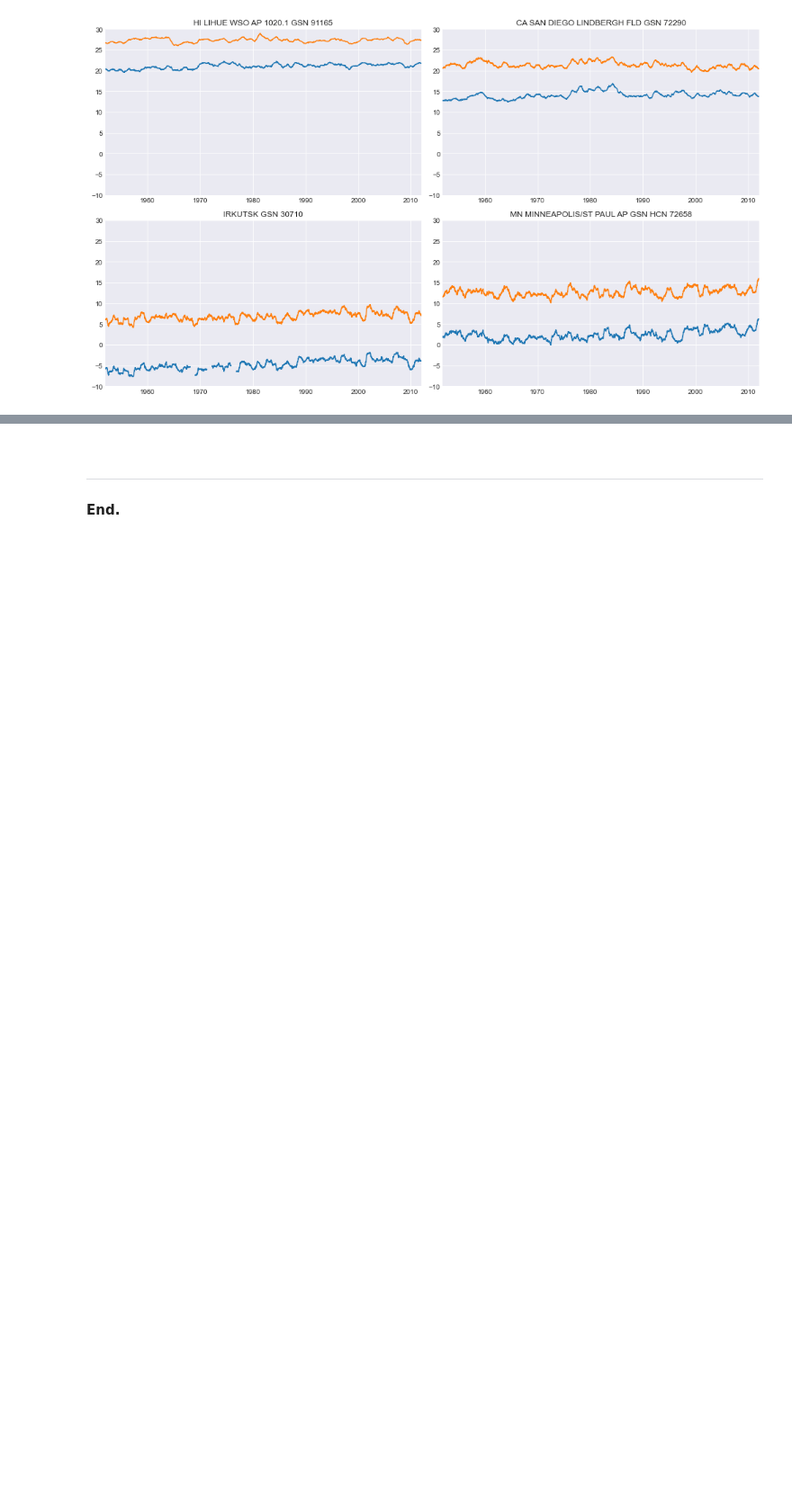
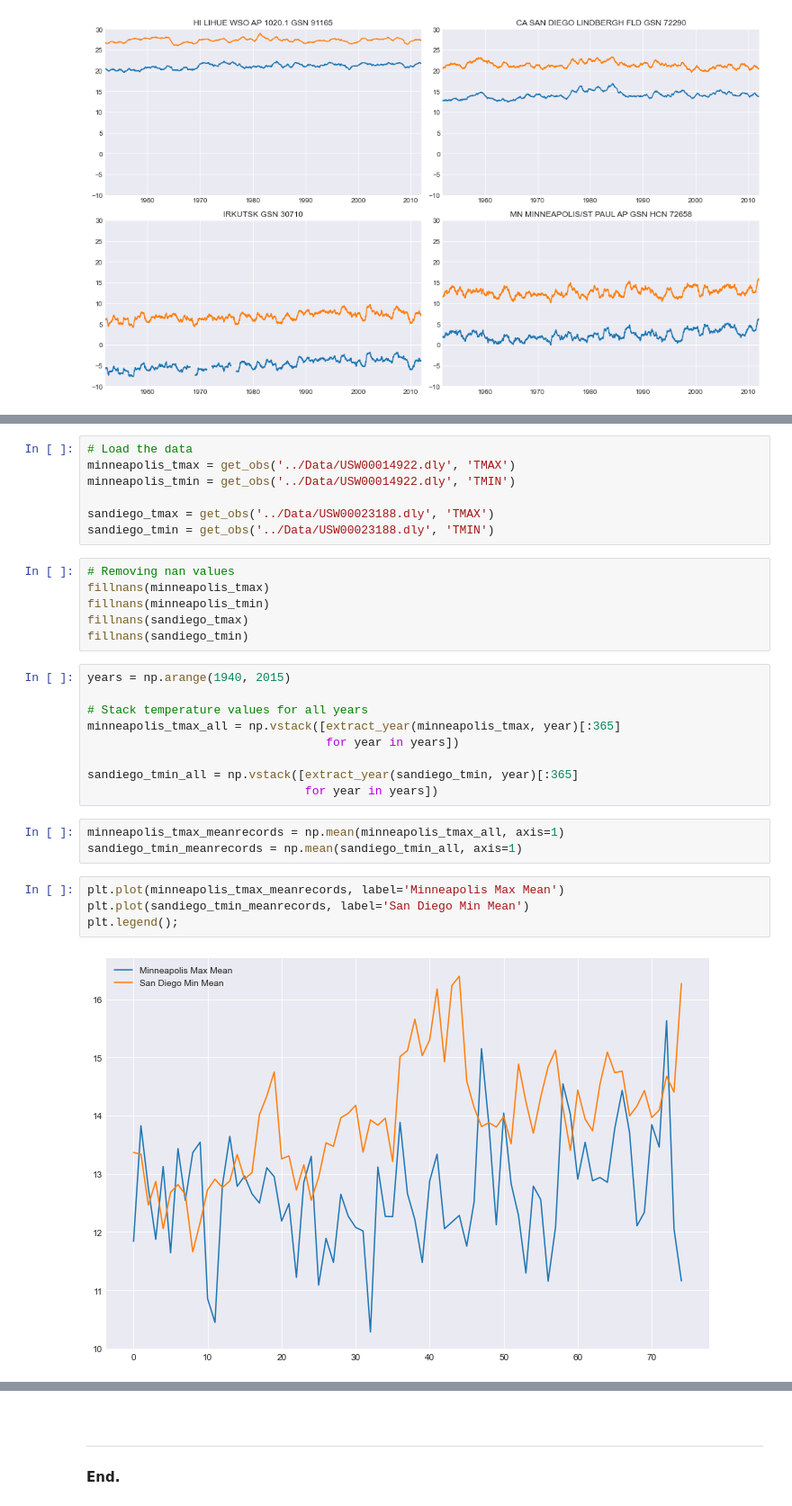
Before and after one commit to olgarozhdestvina/Data-Science-and-Machine-Learning, a Jupyter notebook: Data analytics/Weather data.ipynb, the cells around one changed output, grey strips where cells are left out. Shown: that part at 90% size. Cells and saved outputs as stored; diff of their text form; blank space fills up the shorter version.

Commit message:
Found the warmest year in Minneapolis and coldest year in San Diego by calculating mean in each year and plotted the data together.

```diff
--- a/Data analytics/Weather data.ipynb
+++ b/Data analytics/Weather data.ipynb
@@ -401,0 +421,31 @@ plt.title('Lihue Temperature Records in 2009');
+# %%
+# Load the data
+minneapolis_tmax = get_obs('../Data/USW00014922.dly', 'TMAX')
+minneapolis_tmin = get_obs('../Data/USW00014922.dly', 'TMIN')
+
+sandiego_tmax = get_obs('../Data/USW00023188.dly', 'TMAX')
+sandiego_tmin = get_obs('../Data/USW00023188.dly', 'TMIN')
+# %%
+# Removing nan values
+fillnans(minneapolis_tmax)
+fillnans(minneapolis_tmin)
+fillnans(sandiego_tmax)
+fillnans(sandiego_tmin)
+# %%
+years = np.arange(1940, 2015)
+
+# Stack temperature values for all years
+minneapolis_tmax_all = np.vstack([extract_year(minneapolis_tmax, year)[:365]
+                                  for year in years])
+
+sandiego_tmin_all = np.vstack([extract_year(sandiego_tmin, year)[:365]
+                               for year in years])
+# %%
+minneapolis_tmax_meanrecords = np.mean(minneapolis_tmax_all, axis=1)
+sandiego_tmin_meanrecords = np.mean(sandiego_tmin_all, axis=1)
+# %%
+plt.plot(minneapolis_tmax_meanrecords, label='Minneapolis Max Mean')
+plt.plot(sandiego_tmin_meanrecords, label='San Diego Min Mean')
+plt.legend();
+# %% [output]
+[figure, added]
```
Also changed, not shown: parts of 32 cells of this notebook.
